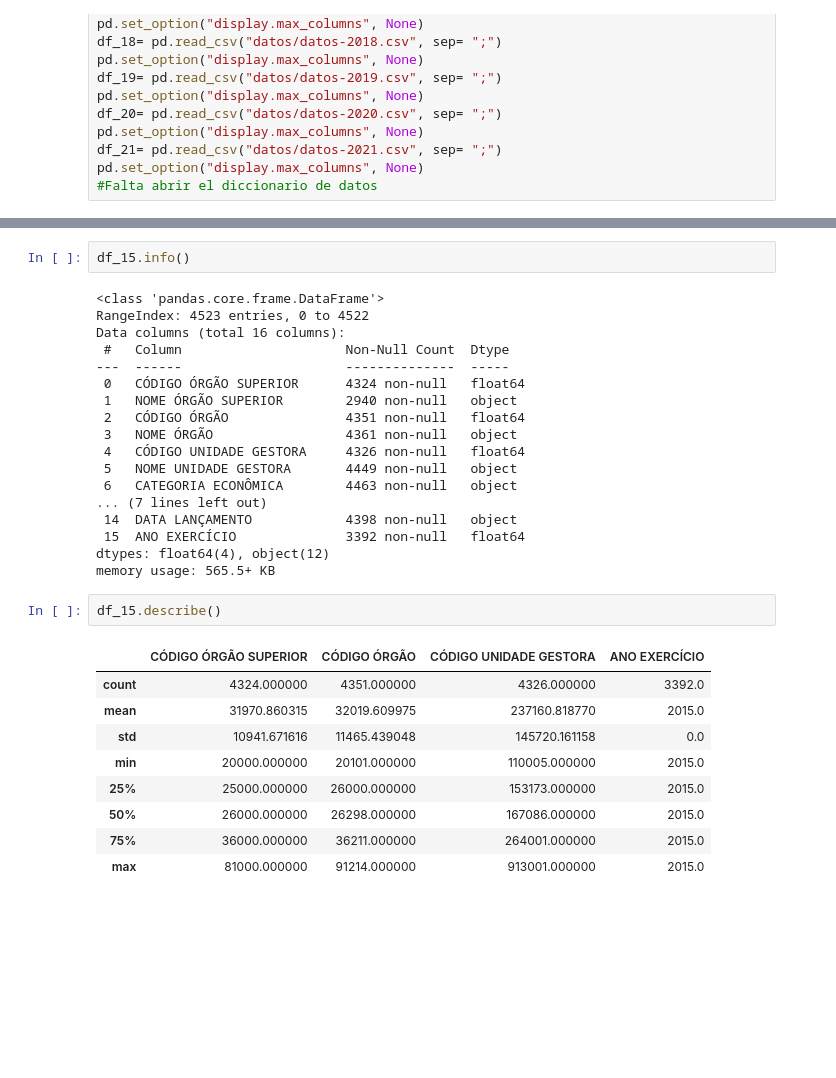
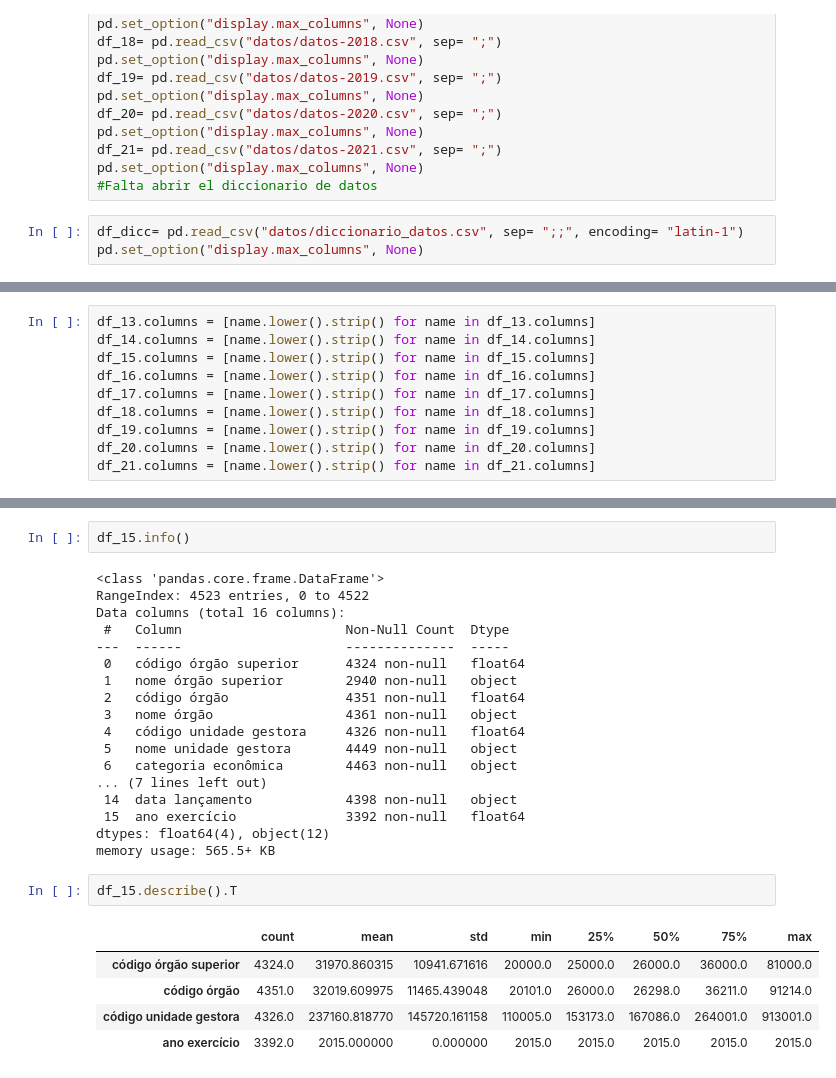
Before and after one commit to jgilsu11/Proyecto2-EDA-Ingresos-Brasil, a Jupyter notebook: EDAs indv.ipynb, the cells around one changed output, grey strips where cells are left out. Cells and saved outputs as stored; diff of their text form; blank space fills up the shorter version.

```diff
--- a/EDAs indv.ipynb
+++ b/EDAs indv.ipynb
@@ -21,3 +22,6 @@ pd.set_option("display.max_columns", None)
 df_21= pd.read_csv("datos/datos-2021.csv", sep= ";")
 pd.set_option("display.max_columns", None)
 #Falta abrir el diccionario de datos
+# %%
+df_dicc= pd.read_csv("datos/diccionario_datos.csv", sep= ";;", encoding= "latin-1")
+pd.set_option("display.max_columns", None)
@@ -23,0 +48,10 @@ pd.set_option("display.max_columns", None)
+# %%
+df_13.columns = [name.lower().strip() for name in df_13.columns]
+df_14.columns = [name.lower().strip() for name in df_14.columns]
+df_15.columns = [name.lower().strip() for name in df_15.columns]
+df_16.columns = [name.lower().strip() for name in df_16.columns]
+df_17.columns = [name.lower().strip() for name in df_17.columns]
+df_18.columns = [name.lower().strip() for name in df_18.columns]
+df_19.columns = [name.lower().strip() for name in df_19.columns]
+df_20.columns = [name.lower().strip() for name in df_20.columns]
+df_21.columns = [name.lower().strip() for name in df_21.columns]
@@ -93,30 +300,26 @@ RangeIndex: 4523 entries, 0 to 4522
 Data columns (total 16 columns):
  #   Column                     Non-Null Count  Dtype
 ---  ------                     --------------  -----
- 0   CÓDIGO ÓRGÃO SUPERIOR      4324 non-null   float64
- 1   NOME ÓRGÃO SUPERIOR        2940 non-null   object
- 2   CÓDIGO ÓRGÃO               4351 non-null   float64
- 3   NOME ÓRGÃO                 4361 non-null   object
- 4   CÓDIGO UNIDADE GESTORA     4326 non-null   float64
- 5   NOME UNIDADE GESTORA       4449 non-null   object
- 6   CATEGORIA ECONÔMICA        4463 non-null   object
+ 0   código órgão superior      4324 non-null   float64
+ 1   nome órgão superior        2940 non-null   object
+ 2   código órgão               4351 non-null   float64
+ 3   nome órgão                 4361 non-null   object
+ 4   código unidade gestora     4326 non-null   float64
+ 5   nome unidade gestora       4449 non-null   object
+ 6   categoria econômica        4463 non-null   object
 ... (7 lines left out)
- 14  DATA LANÇAMENTO            4398 non-null   object
- 15  ANO EXERCÍCIO              3392 non-null   float64
+ 14  data lançamento            4398 non-null   object
+ 15  ano exercício              3392 non-null   float64
 dtypes: float64(4), object(12)
 memory usage: 565.5+ KB
 # %%
-df_15.describe()
+df_15.describe().T
 # %% [output]
-|  | CÓDIGO ÓRGÃO SUPERIOR | CÓDIGO ÓRGÃO | CÓDIGO UNIDADE GESTORA | ANO EXERCÍCIO |
-| count | 4324.000000 | 4351.000000 | 4326.000000 | 3392.0 |
-| mean | 31970.860315 | 32019.609975 | 237160.818770 | 2015.0 |
-| std | 10941.671616 | 11465.439048 | 145720.161158 | 0.0 |
-| min | 20000.000000 | 20101.000000 | 110005.000000 | 2015.0 |
-| 25% | 25000.000000 | 26000.000000 | 153173.000000 | 2015.0 |
-| 50% | 26000.000000 | 26298.000000 | 167086.000000 | 2015.0 |
-| 75% | 36000.000000 | 36211.000000 | 264001.000000 | 2015.0 |
-| max | 81000.000000 | 91214.000000 | 913001.000000 | 2015.0 |
+|  | count | mean | std | min | 25% | 50% | 75% | max |
+| código órgão superior | 4324.0 | 31970.860315 | 10941.671616 | 20000.0 | 25000.0 | 26000.0 | 36000.0 | 81000.0 |
+| código órgão | 4351.0 | 32019.609975 | 11465.439048 | 20101.0 | 26000.0 | 26298.0 | 36211.0 | 91214.0 |
+| código unidade gestora | 4326.0 | 237160.818770 | 145720.161158 | 110005.0 | 153173.0 | 167086.0 | 264001.0 | 913001.0 |
+| ano exercício | 3392.0 | 2015.000000 | 0.000000 | 2015.0 | 2015.0 | 2015.0 | 2015.0 | 2015.0 |
 # %%
 df_16.info()
 # %% [output]
```
Also changed, not shown: parts of 37 cells of this notebook.
